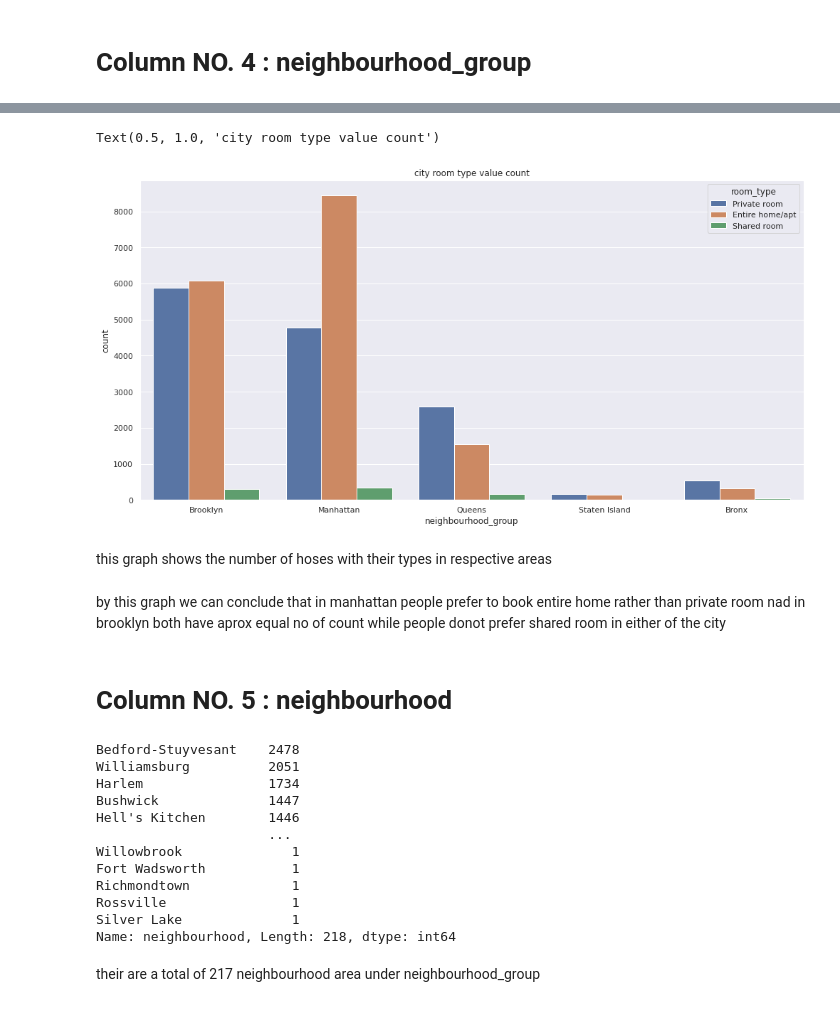
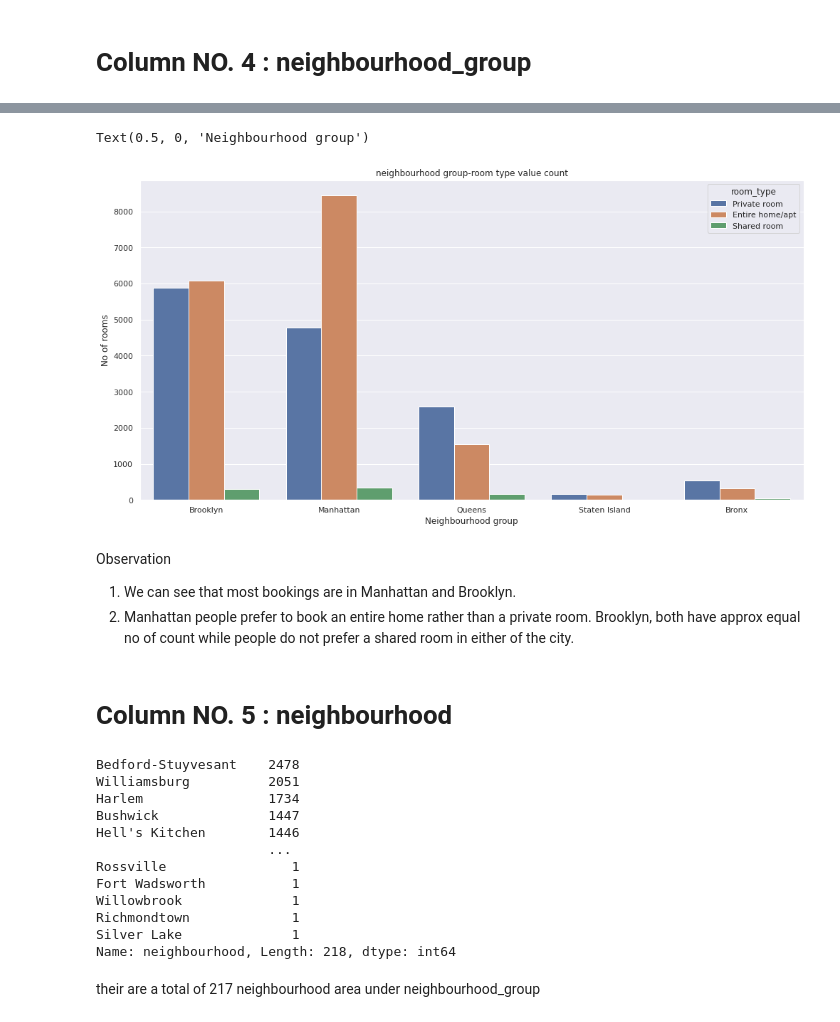
Before and after one commit to Ali-Asgar-Lakdawala/EDA-airbnb, a Jupyter notebook: Ali_Asgar_Airbnb_Bookings_Analysis_Capstone_Project.ipynb, the cells around one changed output, grey strips where cells are left out. Drawn from its saved outputs; the diff is of its cells as text; code cells hidden in the pictures.

```diff
--- a/Ali_Asgar_Airbnb_Bookings_Analysis_Capstone_Project.ipynb
+++ b/Ali_Asgar_Airbnb_Bookings_Analysis_Capstone_Project.ipynb
@@ -77,14 +80,19 @@ Data columns (total 16 columns):
 dtypes: float64(3), int64(7), object(6)
 memory usage: 6.0+ MB
 # %%
+#creating a backup data frame
 df_with_na=df
+#filling all the nan values in #reviews_per_month to 0
 df['reviews_per_month'] = df['reviews_per_month'].fillna(0)
-# df['last_review'] = df['last_review'].fillna(0)
-df['host_name'] = df['host_name'].replace(np.nan, 'apsent')
-df['name'] = df['name'].replace(np.nan, 'apsent')
-# df.dropna(inplace = True)
+#replacing nan hostname to absent
+df['host_name'] = df['host_name'].replace(np.nan, 'absent')
+#replacing nan name of houses to absent
+df['name'] = df['name'].replace(np.nan, 'absent')
+#removing all the duplicate entries
 df.drop_duplicates(inplace = True)
+#removing all the hoses whose listed price is zero
 df=df.loc[df['price']>0]
+#removing all the homes which are available for zero-days
 df=df.loc[df['availability_365']>0]
 # %%
 df.head(1)
@@ -230,12 +248,16 @@ By this graph we can see that most booking are in manhattan and brooklyn
 # %%
-sns.countplot(data=df,x='neighbourhood_group',hue='room_type').set_title('city room type value count')
+#creating a count plot
+sns.countplot(data=df,x='neighbourhood_group',hue='room_type').set_title('neighbourhood group-room type value count')
+#adding x and y labels to the plot
+plt.ylabel('No of rooms')
+plt.xlabel('Neighbourhood group')
 # %% [output]
-Text(0.5, 1.0, 'city room type value count')
+Text(0.5, 0, 'Neighbourhood group')
-[figure, old version]
+[figure, new version]
-# %% [markdown]
-this graph shows the number of hoses with their types in respective areas
 # %% [markdown]
-by this graph we can conclude that in manhattan people prefer to book entire home rather than private room nad in brooklyn both have aprox equal no of count while people donot prefer shared room in either of the city
+Observation
+1. We can see that most bookings are in Manhattan and Brooklyn.
+2. Manhattan people prefer to book an entire home rather than a private room. Brooklyn, both have approx equal no of count while people do not prefer a shared room in either of the city.
 # %% [markdown]
 # Column NO. 5 : neighbourhood
 # %%
@@ -247,10 +269,10 @@ Harlem                1734
 Bushwick              1447
 Hell's Kitchen        1446
                       ...
+Rossville                1
+Fort Wadsworth           1
 Willowbrook              1
-Fort Wadsworth           1
 Richmondtown             1
-Rossville                1
 Silver Lake              1
 Name: neighbourhood, Length: 218, dtype: int64
 # %% [markdown]
```
Also changed, not shown: parts of 63 cells of this notebook.
